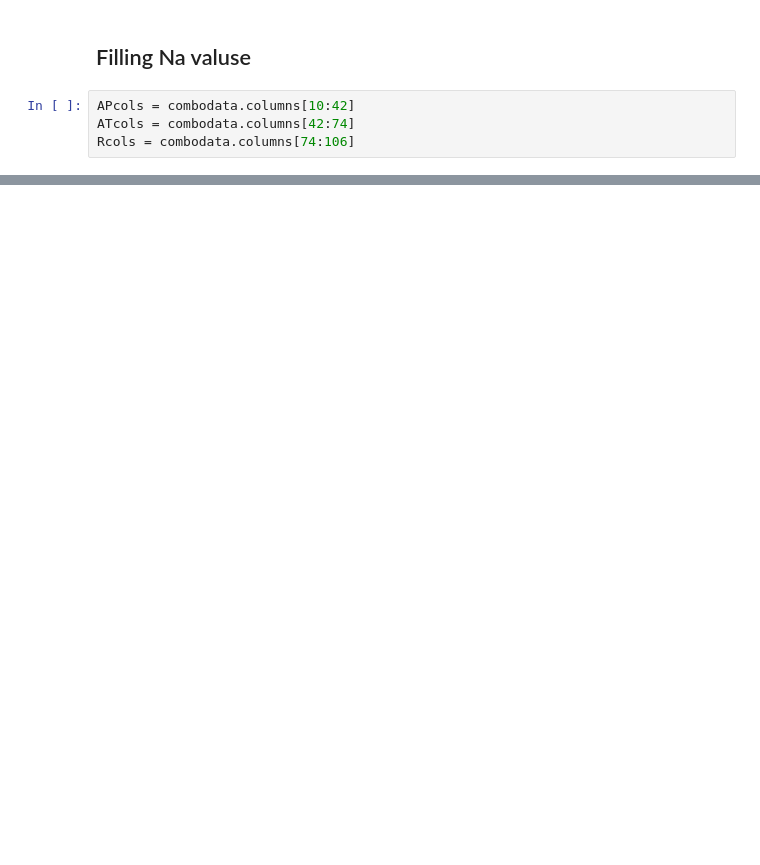
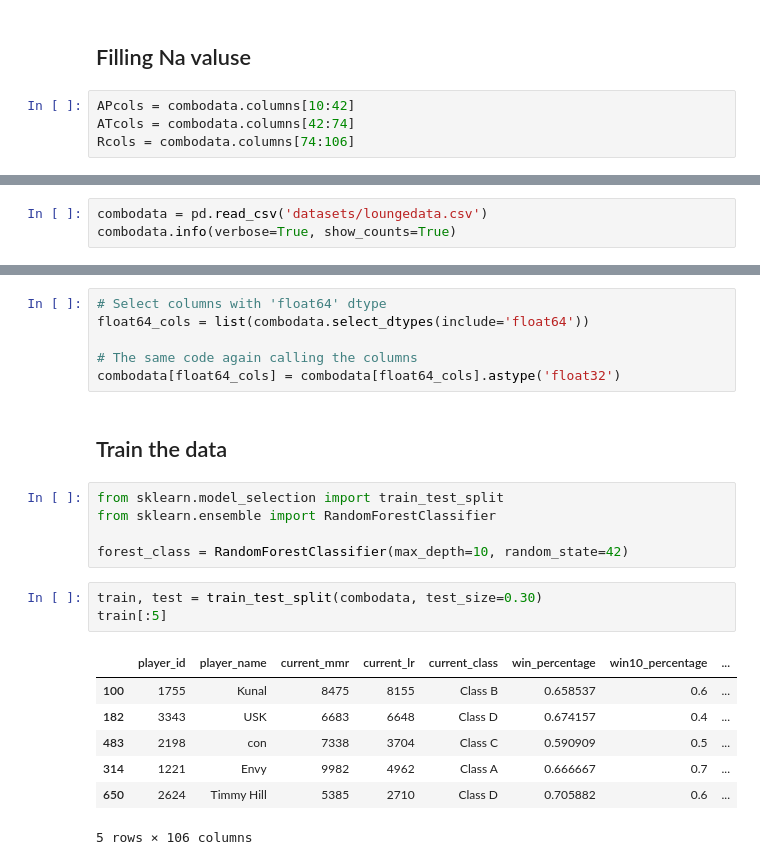
Before and after one commit to fordjackson26/CS5394Project3, a Jupyter notebook: loungedata.ipynb, the cells around one changed output, grey strips where cells are left out. Drawn from its saved outputs; the diff is of its cells as text; blank space fills up the shorter version.

```diff
--- a/loungedata.ipynb
+++ b/loungedata.ipynb
@@ -200,0 +286,3 @@ for T in ATcols:
+# %%
+combodata = pd.read_csv('datasets/loungedata.csv')
+combodata.info(verbose=True, show_counts=True)
@@ -200,0 +307,24 @@ for T in ATcols:
+# %%
+# Select columns with 'float64' dtype
+float64_cols = list(combodata.select_dtypes(include='float64'))
+
+# The same code again calling the columns
+combodata[float64_cols] = combodata[float64_cols].astype('float32')
+# %% [markdown]
+## Train the data
+# %%
+from sklearn.model_selection import train_test_split
+from sklearn.ensemble import RandomForestClassifier
+
+forest_class = RandomForestClassifier(max_depth=10, random_state=42)
+# %%
+train, test = train_test_split(combodata, test_size=0.30)
+train[:5]
+# %% [output]
+|  | player_id | player_name | current_mmr | current_lr | current_class | win_percentage | win10_percentage | ... |
+| 100 | 1755 | Kunal | 8475 | 8155 | Class B | 0.658537 | 0.6 | ... |
+| 182 | 3343 | USK | 6683 | 6648 | Class D | 0.674157 | 0.4 | ... |
+| 483 | 2198 | con | 7338 | 3704 | Class C | 0.590909 | 0.5 | ... |
+| 314 | 1221 | Envy | 9982 | 4962 | Class A | 0.666667 | 0.7 | ... |
+| 650 | 2624 | Timmy Hill | 5385 | 2710 | Class D | 0.705882 | 0.6 | ... |
+5 rows × 106 columns
```
Also changed, not shown: parts of 40 cells of this notebook.
